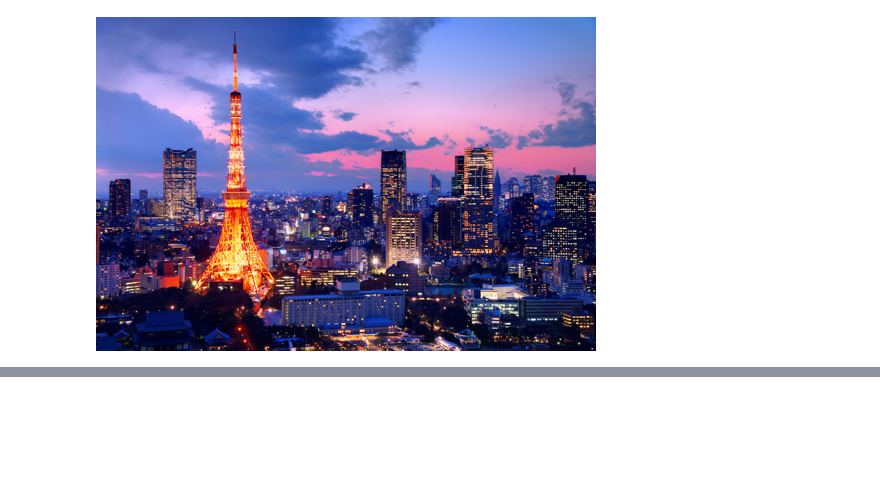
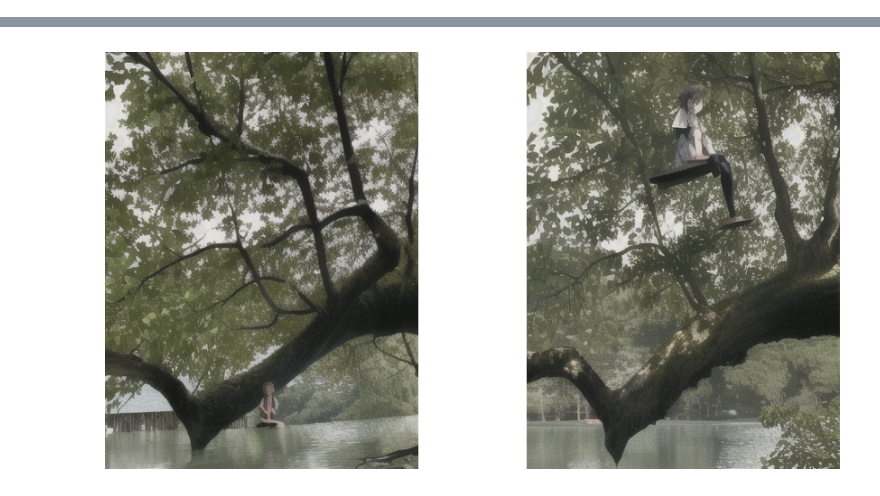
Before and after one commit to Nekoiii/SD_Practices_colab, a Jupyter notebook: img2img_sd_script.ipynb, the cells around one changed output, grey strips where cells are left out. Drawn from its saved outputs; the diff is of its cells as text; code cells hidden in the pictures; blank space fills up the shorter version.

```diff
--- a/img2img_sd_script.ipynb
+++ b/img2img_sd_script.ipynb
@@ -28,9 +82,3 @@ init_img_path = '/content/drive/MyDrive/datasets/imgs/others/tokyo_tower-1.jpg'
 mask_img_path='/content/drive/MyDrive/datasets/imgs/others/cloud-1-mask.png'
 guide_img_path='/content/drive/MyDrive/datasets/imgs/others/cloud-1-guide.png'
 control_net_model_path='/content/drive/MyDrive/sd/stable-diffusion-webui/models/ControlNet/control_sd15_canny.pth'
-# %%
-init_img = Image.open(init_img_path).convert("RGB")
-init_img.thumbnail((500, 500))
-init_img
-# %% [output]
-[figure, removed]
@@ -49,37 +85,80 @@ outdir='/content/drive/MyDrive/output_imgs/'
+# %%
+pretrained_model_name_or_path='/content/drive/MyDrive/StableDifussion/models/anything-v4.5-pruned-fp16.ckpt'
+
+#used_model='/content/drive/MyDrive/StableDifussion/models/Lora/ydenV3Trainfix_ydenT.safetensors'
+#used_model='/content/drive/MyDrive/StableDifussion/models/Lora/bg/fantasyWorld_v1.safetensors'
+#used_model='/content/drive/MyDrive/StableDifussion/models/Lora/bg/ghibliStyleMix_v10.ckpt'
+
+used_model='/content/drive/MyDrive/StableDifussion/models/Lora/bg/Background_halation.safetensors'
+used_model='/content/drive/MyDrive/StableDifussion/models/Lora/Seraphim.safetensors'
+
+negative_prompt='bad hands, bad quality'
+images_per_prompt=2
+
+outdir='/content/drive/MyDrive/output_imgs/'
 # %%
 # https://github.com/kohya-ss/sd-scripts/blob/main/gen_img_diffusers.py
 # https://github.com/kohya-ss/sd-scripts/blob/0cfcb5a49cf813547d728101cc05edf1a9b7d06c/docs/gen_img_README-ja.md?plain=1#L228
 
-
-#--ckpt '{pretrained_model_name_or_path}
+# Lora
 '''
   --network_module networks.lora \
   --network_weights  '{used_model}' \
   --network_mul 0.8 \
   '''
+# img2img
+'''
+  --image_path '{init_img_path}' \
+  --strength 0.55 \
+'''
+# mask
+'''
+  --mask_path '/content/drive/MyDrive/datasets/imgs/others/tokyo_tower-1-mask.png' \
+'''
+# guide img
+'''
+  --control_net_models '/content/drive/MyDrive/sd/stable-diffusion-webui/models/ControlNet/control_sd15_canny.pth' \
+  --control_net_weights 1.0  \
+  --guide_image_path '/content/drive/MyDrive/datasets/imgs/others/cloud-1-guide.png' \
+  --control_net_ratios 1.0 --interactive \
+'''
+W=768
+H=1024
+size_scale=0.5
+
+
+prompt='best quality, masterpiece, no humans,Tree trunk on the lake surface, dreamy,vivid,bright-coloured,small White bluebells,fantasy, fairy tale, Sparkles  <lora:halation-noiseoffset-locon-32-000006:1>'
+#prompt='sitting on the tree trunk on the lake surface,Seraphim, feathers, 1girl, long sleeves<lora:Seraphim-LOHA:1>'
+
+
 
 !python /content/drive/MyDrive/StableDifussion/sd-scripts/gen_img_diffusers.py \
-  --ckpt '/content/drive/MyDrive/StableDifussion/models/Lora/ydenV3Trainfix_ydenT.safetensors' \
+  --ckpt '{pretrained_model_name_or_path}' \
+  --network_module networks.lora \
+  --network_weights  '{used_model}' \
+  --network_mul 0.8 \
+  --seed  100 \
   --n_iter 1 \
   --scale 7.5 \
-  --steps 50 \
-  --outdir  '/content/drive/MyDrive/output_imgs/' \
-  --prompt 'best quality, masterpiece,a girl,red dress' \
+  --steps 60 \
+  --outdir  '{outdir}' \
+  --prompt '{prompt}' \
   --xformers \
-  --W 1024 \
-  --H 1024 \
-  --seed  100 \
+  --W '{int(W * size_scale)}' \
+  --H '{int(H * size_scale)}' \
   --sampler k_euler_a \
   --max_embeddings_multiples 3 \
   --clip_skip 1 \
   --batch_size 1 \
-  --images_per_prompt 1 \
-  --image_path '/content/drive/MyDrive/datasets/imgs/others/tokyo_tower-1.jpg' \
-  --strength 0.75 \
-  --mask_path '/content/drive/MyDrive/datasets/imgs/others/tokyo_tower-1-mask.png' \
+  --images_per_prompt '{images_per_prompt}' \
+  --image_path '{init_img_path}' \
+  --strength 0.35 \
+  #--mask_path '/content/drive/MyDrive/datasets/imgs/others/tokyo_tower-1-mask.png' \
   #--control_net_models '/content/drive/MyDrive/sd/stable-diffusion-webui/models/ControlNet/control_sd15_canny.pth' \
   #--control_net_weights 1.0  \
   #--guide_image_path '/content/drive/MyDrive/datasets/imgs/others/cloud-1-guide.png' \
   #--control_net_ratios 1.0 --interactive \
   #--bf16
+
+display_images(outdir, n=images_per_prompt, width=6, cols=2)
 # %% [output]
@@ -102 +181,2 @@ prompt 1/1: best quality, masterpiece,a girl,red dress,sitting
 done!
+[figure, added]
```
Also changed, not shown: parts of 10 cells of this notebook.
